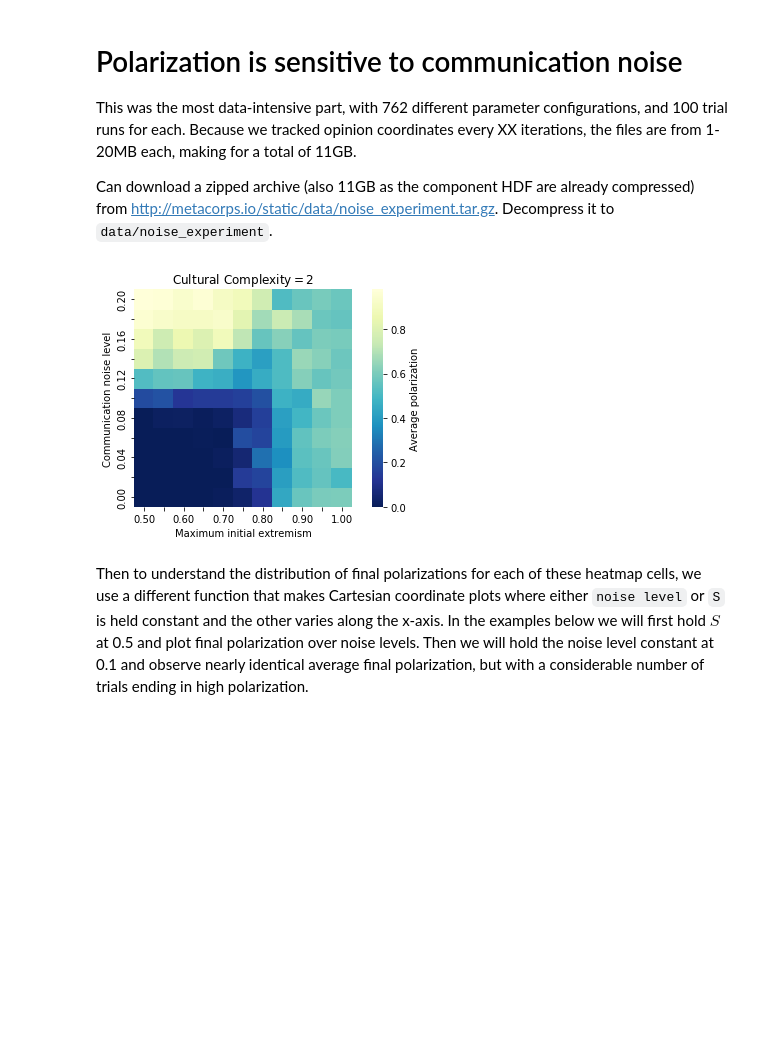
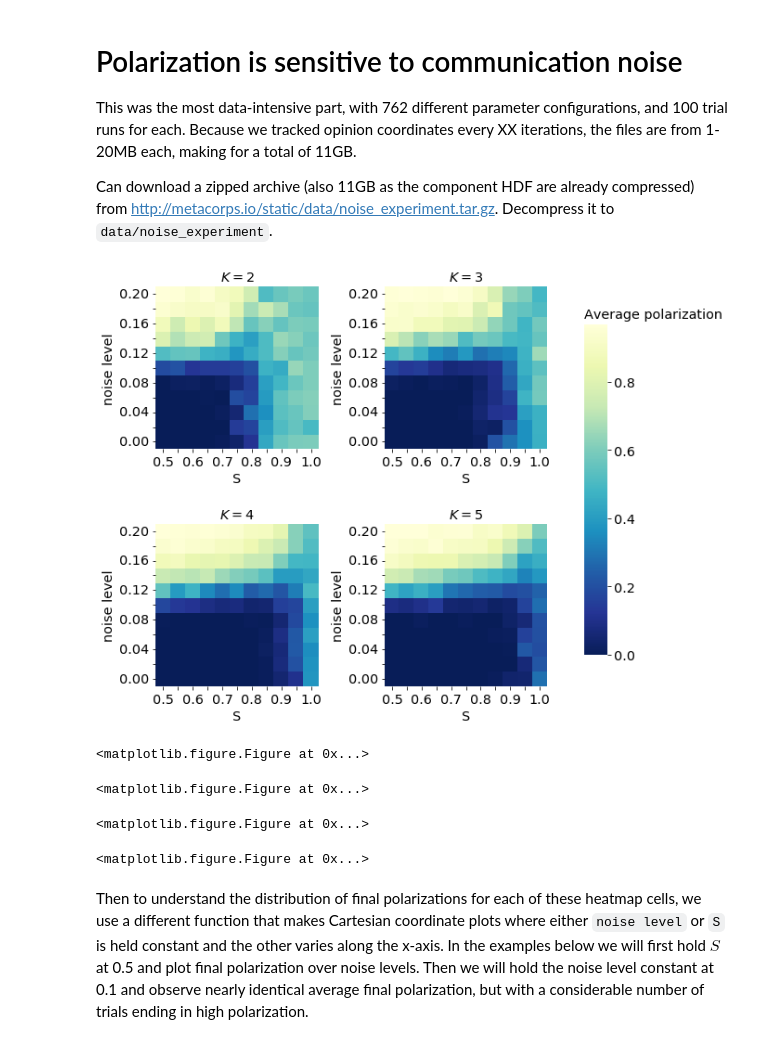
Before and after one commit to mt-digital/polarization, a Jupyter notebook: notebooks/Complexity Special Issue Supplement.ipynb, the cells around one changed output. Drawn from its saved outputs; the diff is of its cells as text; code cells hidden in the pictures; blank space fills up the shorter version.

Commit message:
more updates; final plot functions

```diff
--- a/notebooks/Complexity Special Issue Supplement.ipynb
+++ b/notebooks/Complexity Special Issue Supplement.ipynb
@@ -6,17 +6,25 @@ import numpy as np
 
 from urllib.request import urlretrieve
 
+import sys
+sys.path.append('..')
+
 FIGURE_DIR = '.'
 
 # Uncomment below to mess with global matplotlib settings
 
-# import matplotlib.pylab as pylab
-# params = {'legend.fontsize': 'large',
+import matplotlib.pylab as pylab
+params = {
+    'legend.fontsize': 'x-large',
 #           'figure.figsize': (15, 5),
-#          'axes.labelsize': 'large',
-#          'axes.titlesize':'large',
-#          'xtick.labelsize':'large',
-#          'ytick.labelsize':'large'}
+#           'mathtext.fontset': 'stix',
+#         'font.family': 'sans-serif',
+#           'font.serif': ['Computer Modern'],
+         'axes.labelsize': 'x-large',
+         'axes.titlesize':'x-large',
+         'xtick.labelsize':'x-large',
+         'ytick.labelsize':'x-large'}
+#          'text.usetex': True}
 
 # params = {'legend.fontsize': 'large',
 #           'figure.figsize': (15, 5),
@@ -25,7 +33,9 @@ FIGURE_DIR = '.'
 #          'xtick.labelsize':'x-large',
 #          'ytick.labelsize':'x-large'}
 
-# pylab.rcParams.update(params)
+pylab.rcParams.update(params)
+
+# pylab.rcParams.update({'legend.fontsize': 'large'})
 # %% [markdown]
 # Intro
 
@@ -278,16 +299,20 @@ Can download a zipped archive (also 11GB as the component HDF are already compre
 # %%
 from complexity_analysis import plot_p_v_noise_and_k
 
-ne_dir = os.path.join('data', 'noise_experiment')
+ne_dir = os.path.join('..', 'data', 'noise_experiment')
 # Ks is optional, limits to making heatmaps of
 # only one or a few K values. Add more to get other paper heatmaps
-# plot_p_v_noise_and_k(ne_dir, Ks=[2, 3, 4, 5], pub=True)
-plot_p_v_noise_and_k(ne_dir, Ks=[2])
-plt.title(r'Cultural Complexity$=2$')
-plt.savefig('test.pdf', bbox_inches='tight')
+plot_p_v_noise_and_k(ne_dir, Ks=[2, 3, 4, 5], pub=True)
+# plot_p_v_noise_and_k(ne_dir, Ks=[2])
+# plt.title(r'Cultural Complexity$=2$')
+# plt.savefig('test.pdf', bbox_inches='tight')
 # With pub=True, figure is persisted to noise_experiement_heatmaps.pdf.
 # %% [output]
-[figure, old version]
+[figure, new version]
+<matplotlib.figure.Figure at 0x...>
+<matplotlib.figure.Figure at 0x...>
+<matplotlib.figure.Figure at 0x...>
+<matplotlib.figure.Figure at 0x...>
 # %% [markdown]
 Then to understand the distribution of final polarizations for each
 of these heatmap cells, we use a different function that makes Cartesian coordinate plots where either `noise level` or `S` is held constant and the other varies along the x-axis. In the examples below we will first hold $S$ at 0.5 and plot final polarization over noise levels. Then we will hold the noise level constant at 0.1 and observe nearly identical average final polarization, but with a considerable number of trials ending in high polarization.
```
Also changed, not shown: parts of 30 cells of this notebook, 5 other files.
